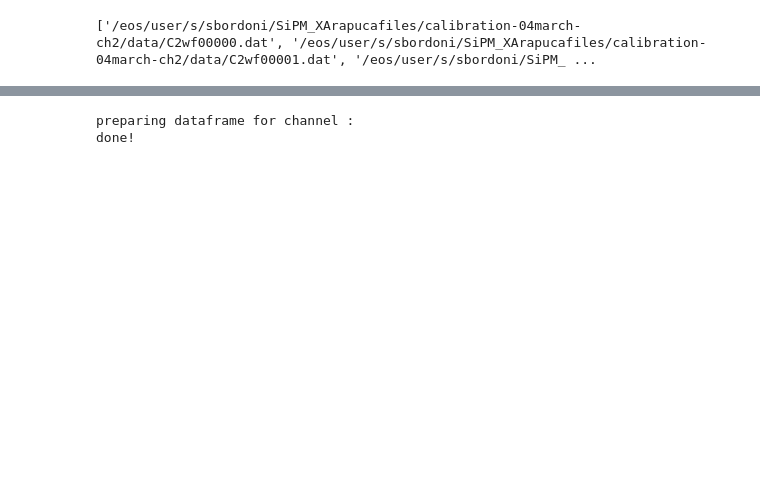
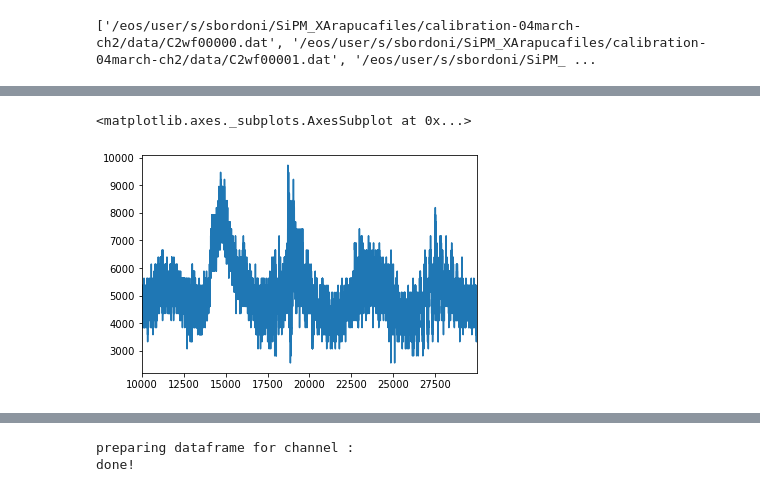
Before and after one commit to stbordoni/SiPM-XArapuca, a Jupyter notebook: calibration_ch2.ipynb, the cells around one changed output, grey strips where cells are left out. Saved outputs shown, nothing was run; the diff lists cells and outputs as text; code cells hidden in the pictures; blank space fills up the shorter version.

```diff
--- a/calibration_ch2.ipynb
+++ b/calibration_ch2.ipynb
@@ -251,3 +249,8 @@ def prepare_dataset(_df):
     print('done!')
 
     return _df
+# %%
+df_wf_ch2.iloc[6][10000:30000].plot()
+# %% [output]
+<matplotlib.axes._subplots.AxesSubplot at 0x...>
+[figure, added]
```
Also changed, not shown: parts of 9 cells of this notebook, 2 other files.
